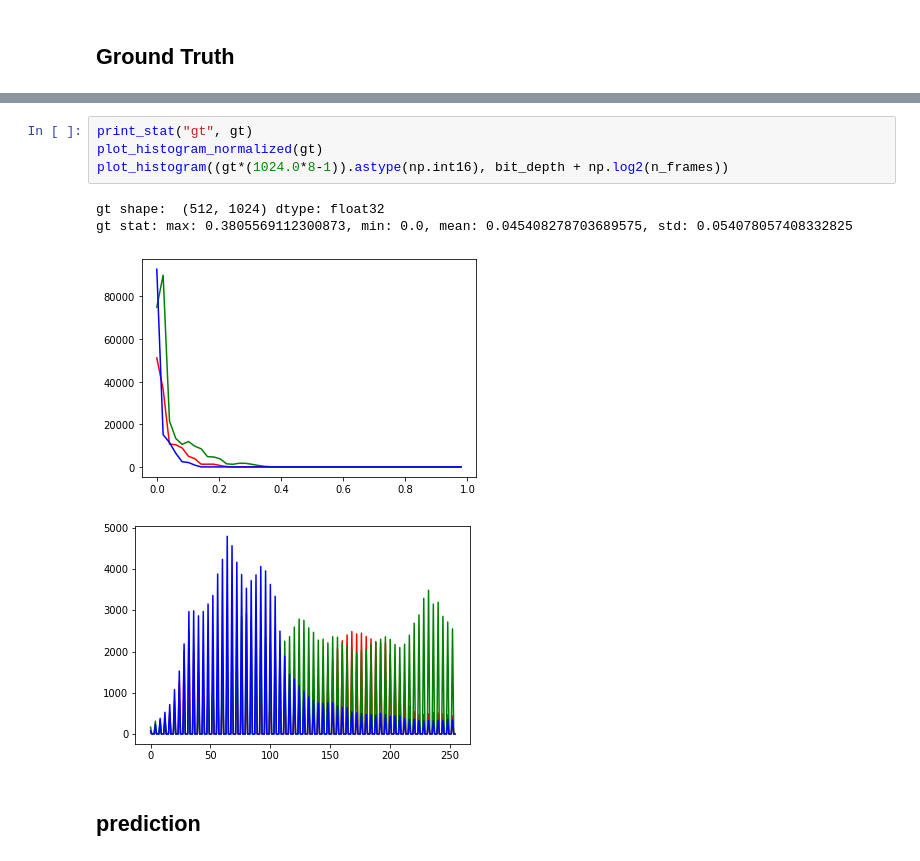
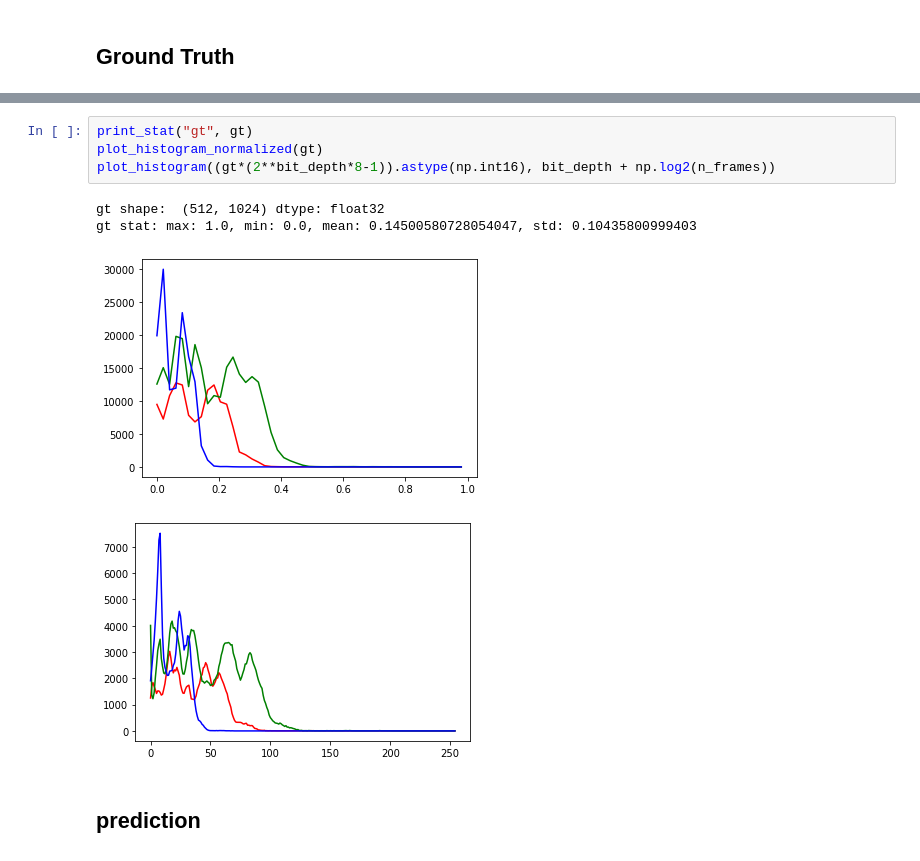
Before and after one commit to cianhwang/hdr_video, a Jupyter notebook: model/eval.ipynb, the cells around one changed output, grey strips where cells are left out. Cells and saved outputs as stored; diff of their text form.

```diff
--- a/model/eval.ipynb
+++ b/model/eval.ipynb
@@ -173,12 +173,12 @@ plt.show()
 # %%
 print_stat("gt", gt)
 plot_histogram_normalized(gt)
-plot_histogram((gt*(1024.0*8-1)).astype(np.int16), bit_depth + np.log2(n_frames))
+plot_histogram((gt*(2**bit_depth*8-1)).astype(np.int16), bit_depth + np.log2(n_frames))
 # %% [output]
 gt shape:  (512, 1024) dtype: float32
-gt stat: max: 0.3805569112300873, min: 0.0, mean: 0.045408278703689575, std: 0.054078057408332825
+gt stat: max: 1.0, min: 0.0, mean: 0.14500580728054047, std: 0.10435800999403
-[figure, old version]
+[figure, new version]
-[figure, old version]
+[figure, new version]
 # %% [markdown]
 ## prediction
 # %%
```
Also changed, not shown: parts of 15 cells of this notebook, 1 other file.
